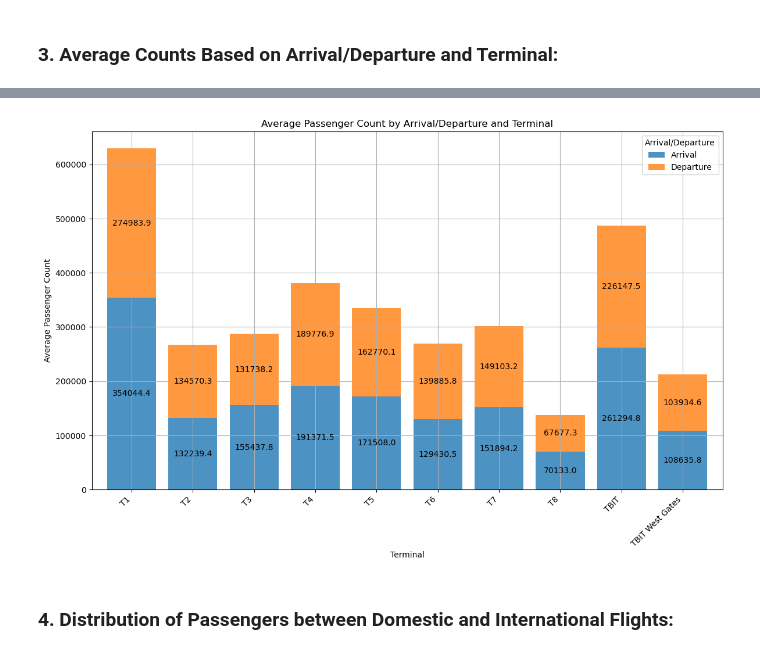
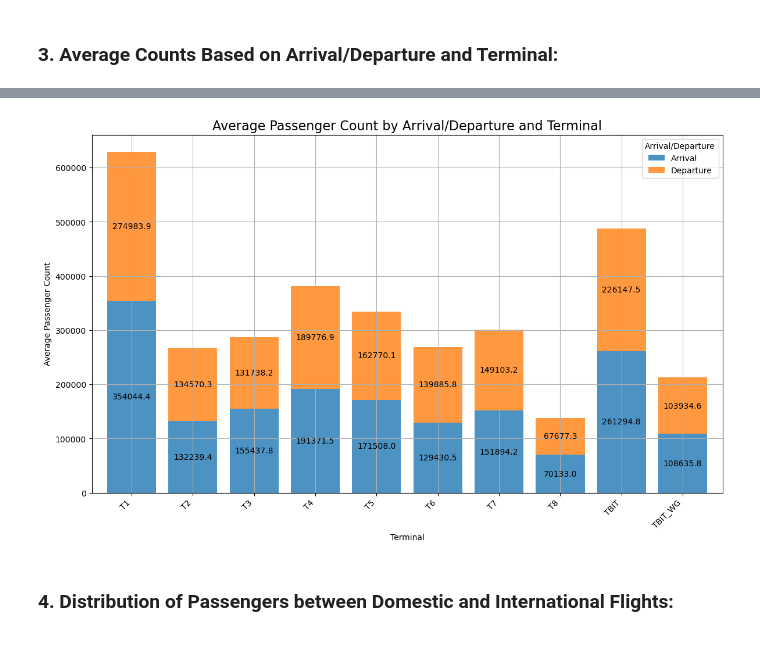
Before and after one commit to HemantDeshmukh026/LAX-Passenger-Traffic-Analysis, a Jupyter notebook: LAX-Passenger_Traffic_Analysis.ipynb, the cells around one changed output, grey strips where cells are left out. Cells and saved outputs as stored; diff of their text form; code cells hidden in the pictures.

```diff
--- a/LAX-Passenger_Traffic_Analysis.ipynb
+++ b/LAX-Passenger_Traffic_Analysis.ipynb
@@ -102,6 +102,7 @@ proj1['Terminal'] = proj1['Terminal'].astype('str')
 # %%
 proj1['Passenger_Count'] = pd.to_numeric(proj1['Passenger_Count'], errors='coerce')
 proj1 = proj1[~proj1['Terminal'].isin(['Imperial Terminal', 'Miscellaneous Terminal'])]
+proj1.loc[proj1['Terminal'] == 'TBIT West Gates', 'Terminal'] = 'TBIT_WG'
 # %%
 proj1
 # %% [output]
@@ -169,5 +175,5 @@ average_counts_df
 # %%
-terminal_order = ['T1', 'T2', 'T3', 'T4', 'T5', 'T6', 'T7', 'T8', 'TBIT', 'TBIT West Gates']
+terminal_order = ['T1', 'T2', 'T3', 'T4', 'T5', 'T6', 'T7', 'T8', 'TBIT', 'TBIT_WG']
 average_arrival_counts = proj1[proj1['Arrival_Departure'] == 'Arrival'].groupby('Terminal')['Passenger_Count'].mean().reindex(terminal_order)
 
 # Set up the figure and axes
@@ -320,35 +242,28 @@ plt.show()
 # %%
 # Calculate average arrival and departure counts for each terminal
 average_counts = proj1.groupby(['Terminal', 'Arrival_Departure'])['Passenger_Count'].mean().unstack().reindex(terminal_order)
 
-# Set up the figure and axes
 fig, ax = plt.subplots(figsize=(14, 8))
-
-# Plotting a stacked bar graph of average passenger count by arrival departure and terminal
 bars = average_counts.plot(kind='bar', stacked=True, width=0.8, ax=ax, alpha=0.8)
 
 # Set labels and title
 ax.set_xlabel('Terminal')
 ax.set_ylabel('Average Passenger Count')
-ax.set_title('Average Passenger Count by Arrival/Departure and Terminal')
-
-# Add legend
+ax.set_title('Average Passenger Count by Arrival/Departure and Terminal',fontsize = 16)
 ax.legend(title='Arrival/Departure')
 
 # Add values inside the bars
 for bar in bars.patches:
     width, height = bar.get_width(), bar.get_height()
     x, y = bar.get_xy()
     ax.annotate(f'{height:.1f}', (x + width/2, y + height/2), ha='center', va='center')
 
-# Set x-axis ticks
 plt.xticks(rotation=45, ha='right')
 plt.grid(True)
 
-# Show the plot
 plt.show()
 # %% [output]
-[figure, old version]
+[figure, new version]
 # %% [markdown]
 ### 4. Distribution of Passengers between Domestic and International Flights:
 # %%
```
Also changed, not shown: parts of 43 cells of this notebook.
